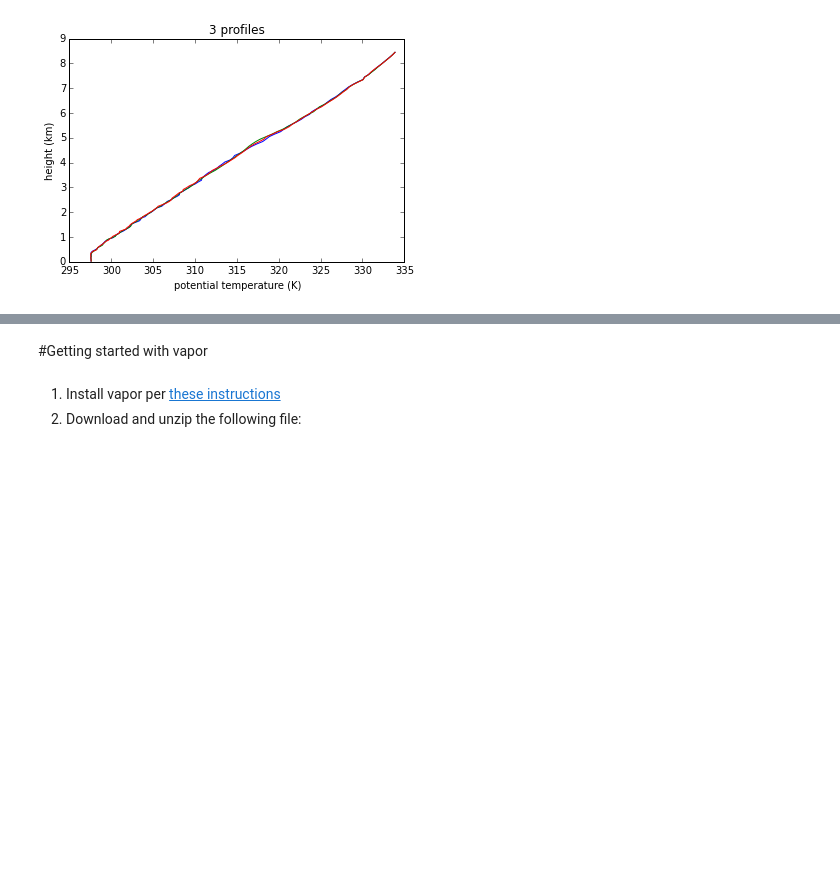
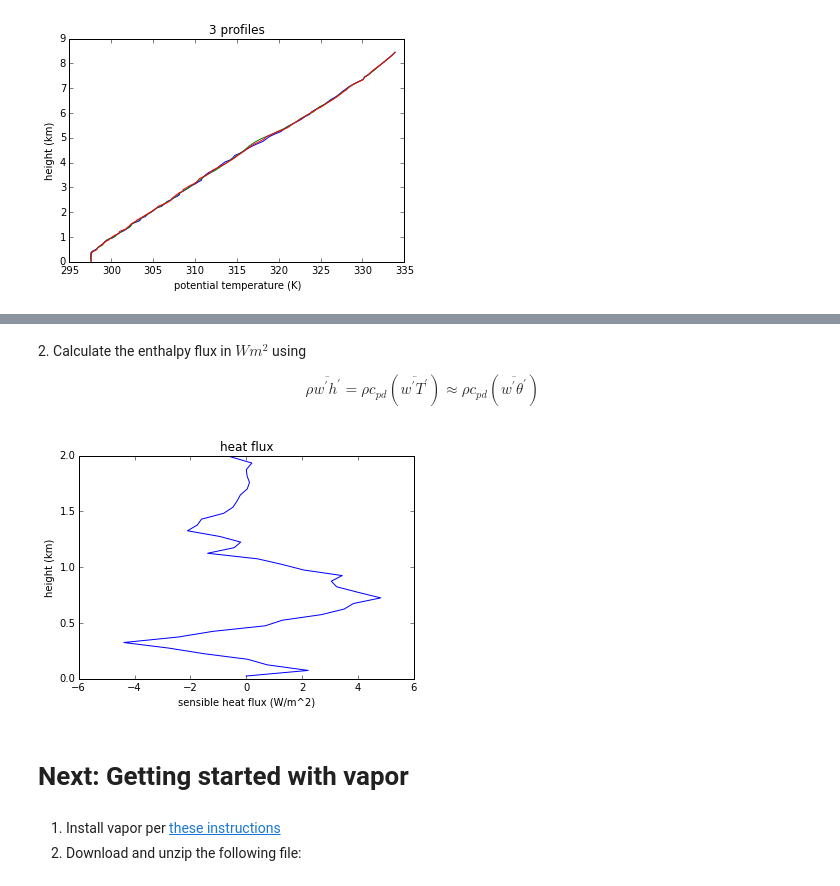
Before and after one commit to tc637/atsc500, a Jupyter notebook: notebooks/lec3.ipynb, the cells around one changed output, grey strips where cells are left out. Saved outputs shown, nothing was run; the diff lists cells and outputs as text; code cells hidden in the pictures; blank space fills up the shorter version.

```diff
--- a/notebooks/lec3.ipynb
+++ b/notebooks/lec3.ipynb
@@ -166,5 +198,18 @@ ax.set(xlabel='potential temperature flux (K m/s)',ylabel='height (km)',title='t
+# %% [markdown]
+2\.  Calculate the enthalpy flux in $W m^2$ using
+
+$$\rho \overline{w^\prime h^\prime} = \rho c_{pd} \left( \overline{w^\prime T^\prime} \right ) \approx \rho c_{pd} \left( \overline{w^\prime \theta^\prime} \right ) $$
+# %%
+cpd=1004.  #J/kg/K
+flux=cpd*rho*flux_profile
+fig,ax=plt.subplots(1,1)
+ax.plot(flux,the_height*meter2km)
+ax.set(xlabel='sensible heat flux (W/m^2)',ylabel='height (km)',title='heat flux')
+out=ax.set(ylim=(0,2))
+# %% [output]
+[figure, added]
 # %% [markdown]
-#Getting started with vapor
+# Next: Getting started with vapor
 # %% [markdown]
 1. Install vapor per [these instructions](https://www.vapor.ucar.edu/docs/usage/getting-started-vapor)
 1. Download and unzip the following file:
```
Also changed, not shown: parts of 35 cells of this notebook.
